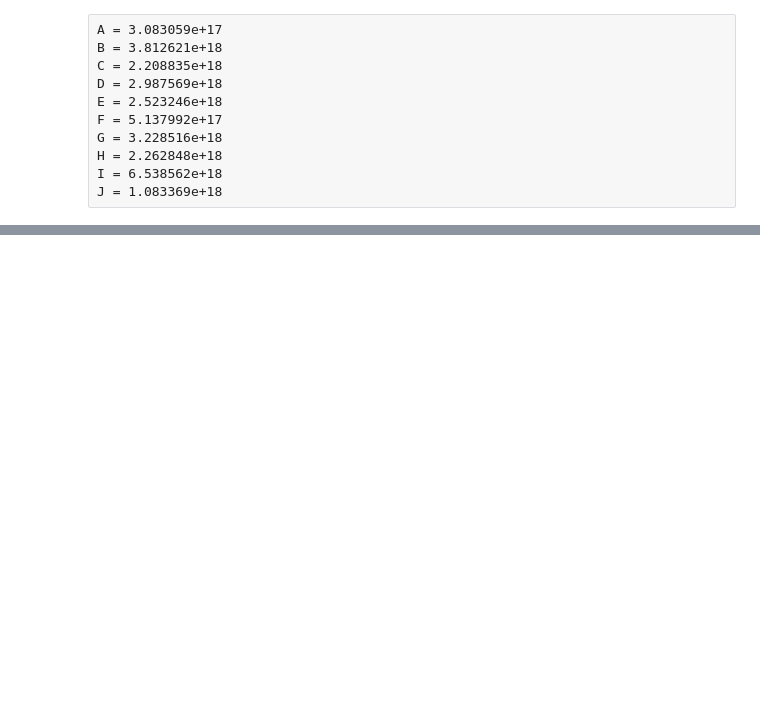
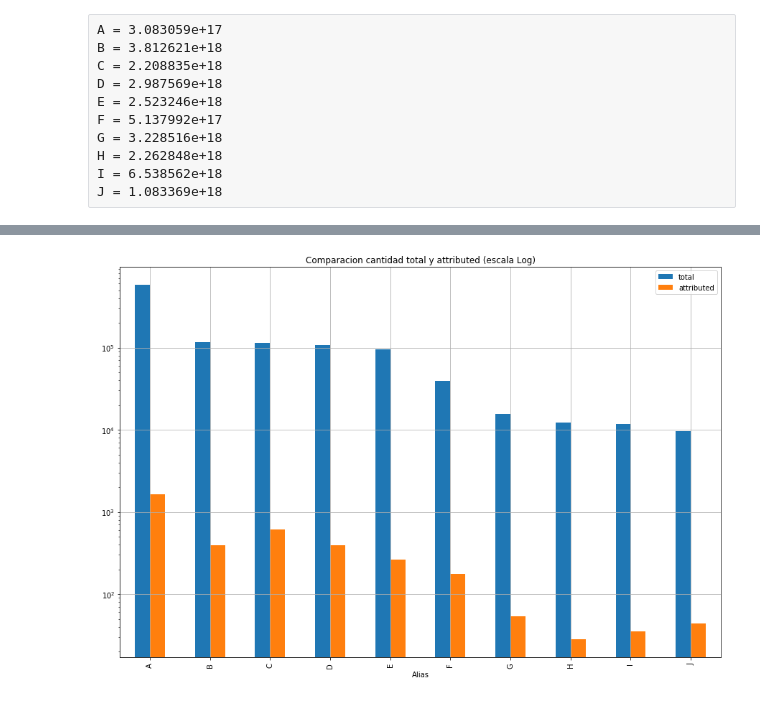
Before and after one commit to sberoch/Datos, a Jupyter notebook: events.ipynb, the cells around one changed output, grey strips where cells are left out. Saved outputs shown, nothing was run; the diff lists cells and outputs as text; code cells hidden in the pictures; blank space fills up the shorter version.

```diff
--- a/events.ipynb
+++ b/events.ipynb
@@ -76,0 +110,5 @@ J = 1.083369e+18
+# %%
+grph3 = events_graficable2.plot.bar( x='Alias',figsize = (15,10), grid = True, title = 'Comparacion cantidad total y attributed (escala Log)')
+grph3.set_yscale('log')
+# %% [output]
+[figure, added]
```
Also changed, not shown: parts of 7 cells of this notebook.
